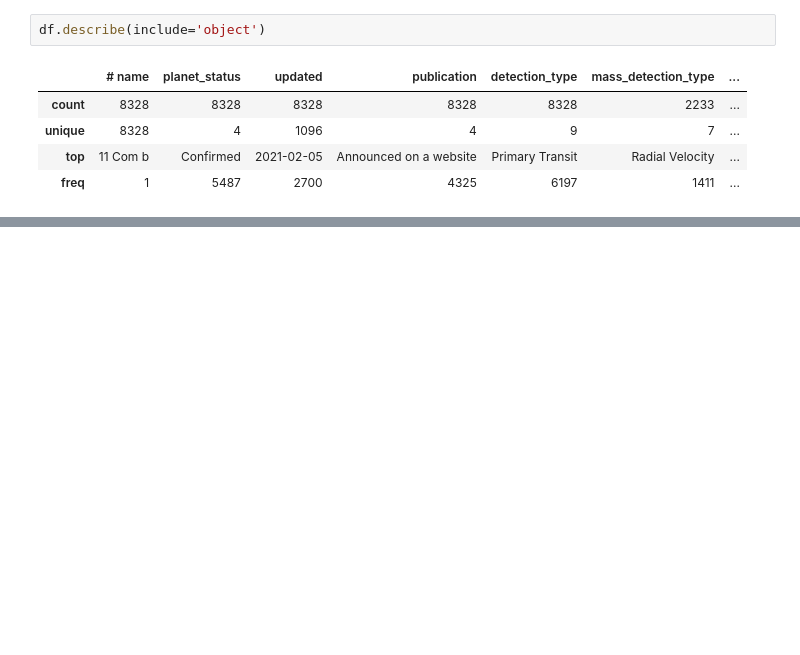
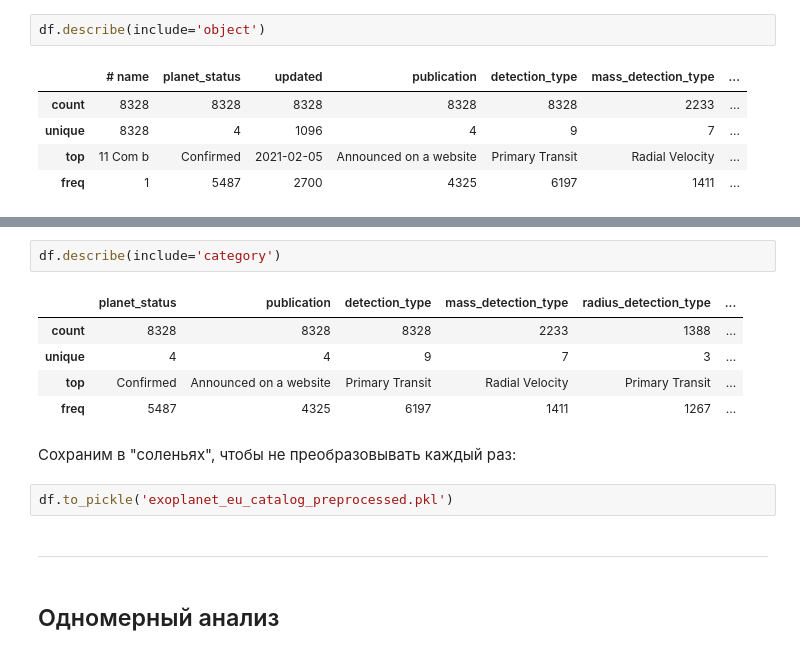
Before and after one commit to gbrs/exoplanets_eda, a Jupyter notebook: exoplnets_eda.ipynb, the cells around one changed output, grey strips where cells are left out. Cells and saved outputs as stored; diff of their text form; blank space fills up the shorter version.

```diff
--- a/exoplnets_eda.ipynb
+++ b/exoplnets_eda.ipynb
@@ -147,0 +195,16 @@ df.describe(include='object')
+# %%
+df.describe(include='category')
+# %% [output]
+|  | planet_status | publication | detection_type | mass_detection_type | radius_detection_type | ... |
+| count | 8328 | 8328 | 8328 | 2233 | 1388 | ... |
+| unique | 4 | 4 | 9 | 7 | 3 | ... |
+| top | Confirmed | Announced on a website | Primary Transit | Radial Velocity | Primary Transit | ... |
+| freq | 5487 | 4325 | 6197 | 1411 | 1267 | ... |
+# %% [markdown]
+Сохраним в "соленьях", чтобы не преобразовывать каждый раз:
+# %%
+df.to_pickle('exoplanet_eu_catalog_preprocessed.pkl')
+# %% [markdown]
+--------------
+# %% [markdown]
+## Одномерный анализ
```
Also changed, not shown: parts of 14 cells of this notebook.
